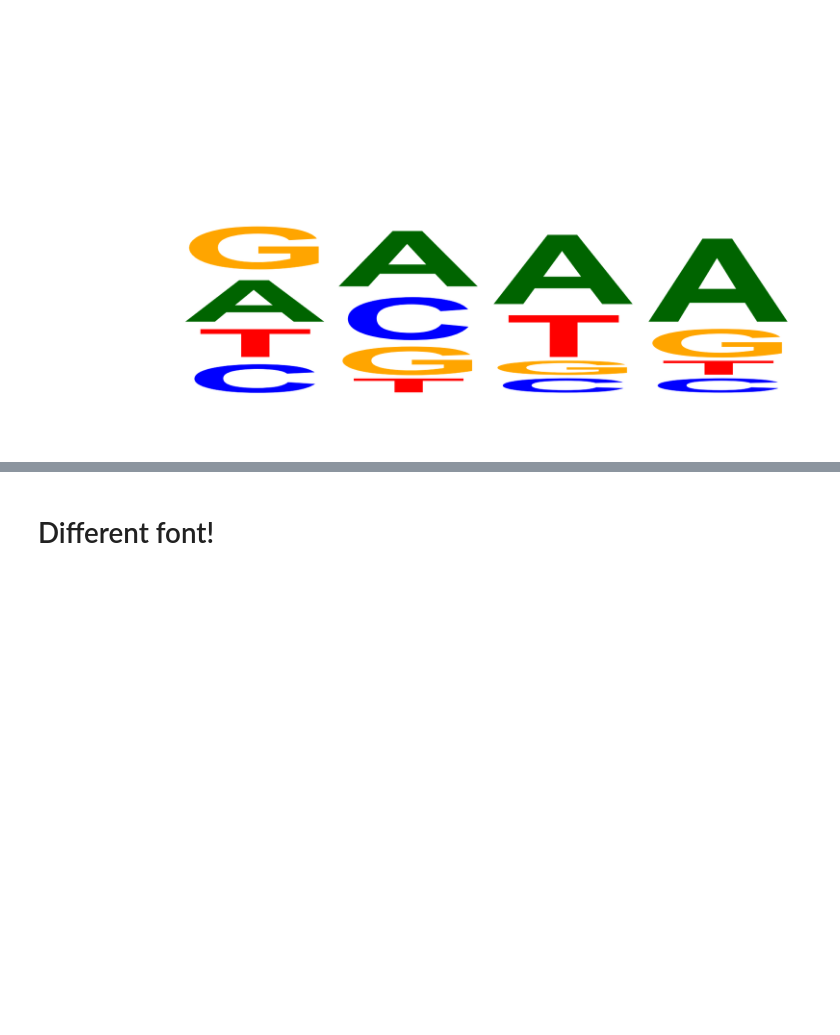
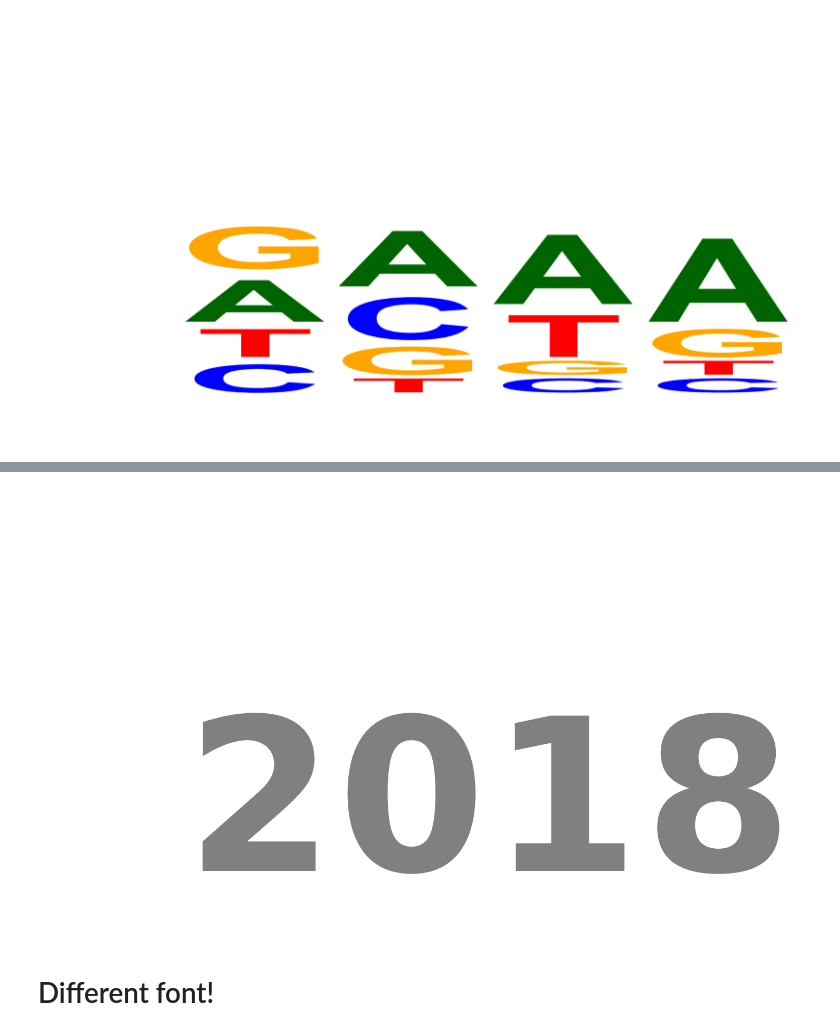
Before and after one commit to saketkc/pyseqlogo, a Jupyter notebook: notebooks/Example01.ipynb, the cells around one changed output, grey strips where cells are left out. Cells and saved outputs as stored; diff of their text form; code cells hidden in the pictures; blank space fills up the shorter version.

```diff
--- a/notebooks/Example01.ipynb
+++ b/notebooks/Example01.ipynb
@@ -331,3 +274,17 @@ fig.tight_layout()
+# %%
+fig, axarr = draw_logo(counts_2018,
+                       data_type='counts',
+                       yaxis='probability',
+                       fontfamily='Helvetica',
+                       colorscheme={'2': 'grey',
+                                    '0': 'grey',
+                                    '1': 'grey',
+                                    '8': 'grey'})
+
+#fig.tight_layout()
+fig.savefig('2018.png', dpi=300)
+# %% [output]
+[figure, added]
 # %% [markdown]
 # Different font!
 # %%
```
Also changed, not shown: parts of 28 cells of this notebook, 1 other file.
